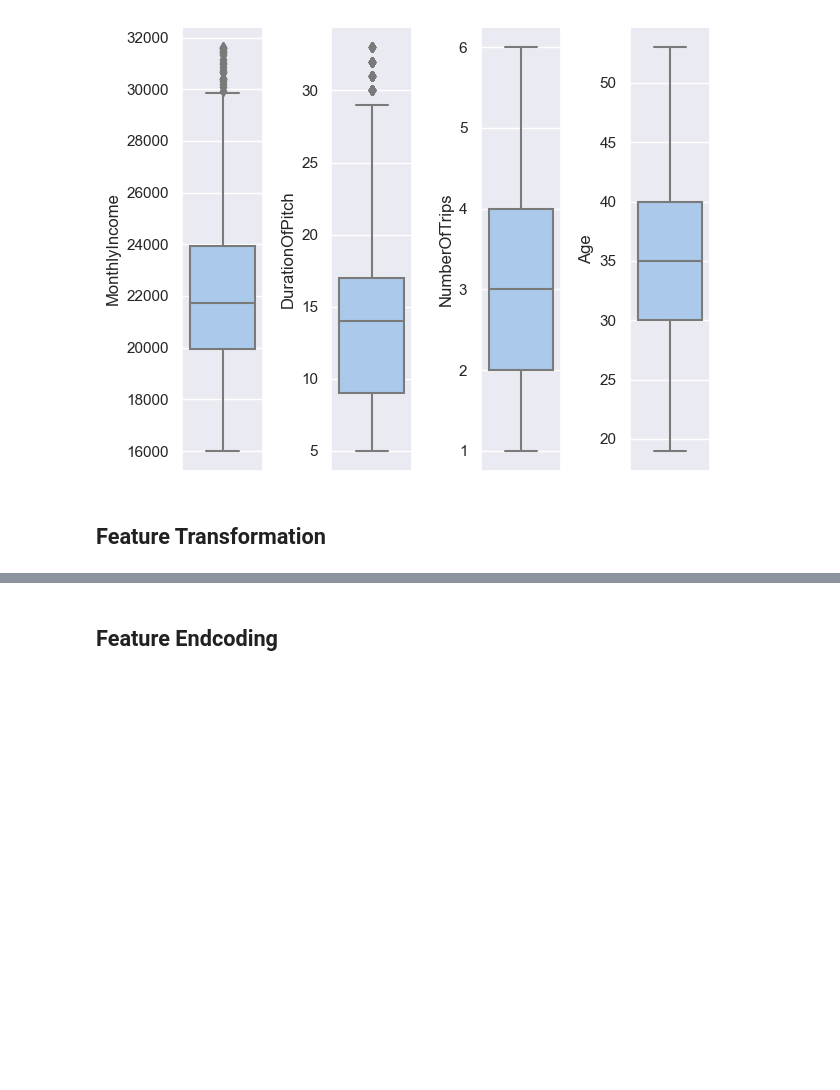
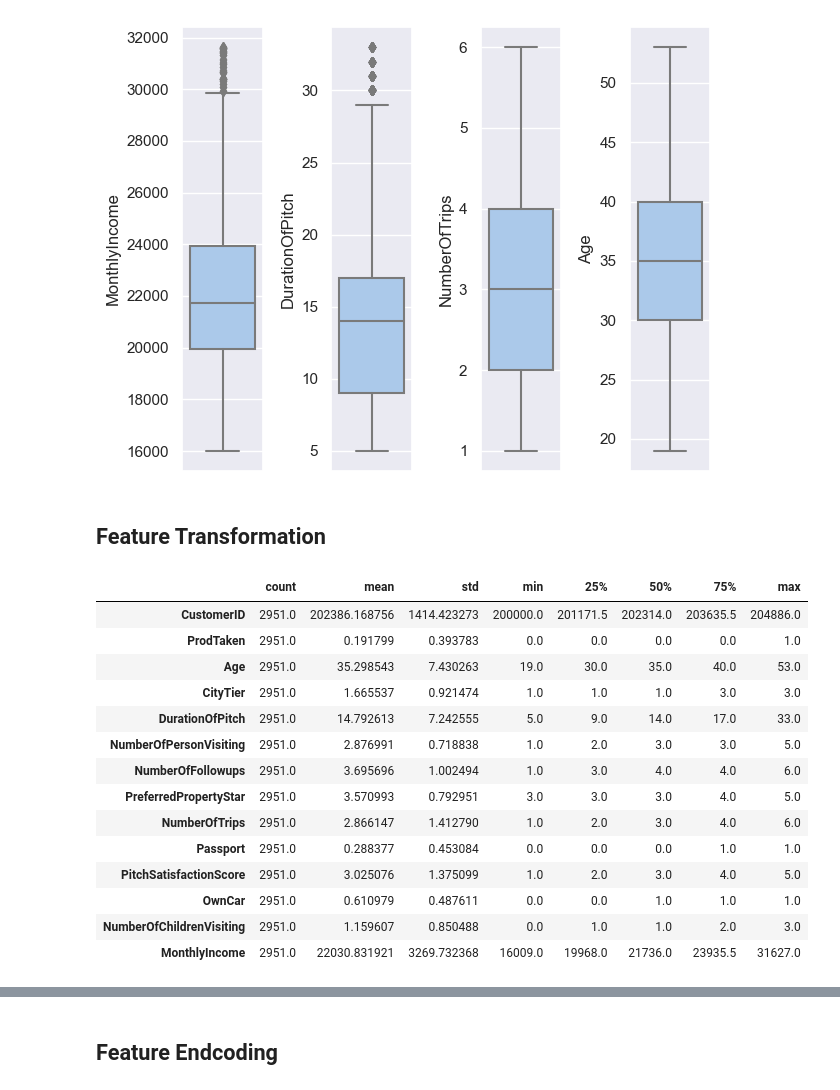
Before and after one commit to JodhiKrisantus/Classification-Holiday-Package-Prediction, a Jupyter notebook: Holiday_Package_Prediction_part2.ipynb, the cells around one changed output, grey strips where cells are left out. Saved outputs shown, nothing was run; the diff lists cells and outputs as text; code cells hidden in the pictures; blank space fills up the shorter version.

```diff
--- a/Holiday_Package_Prediction_part2.ipynb
+++ b/Holiday_Package_Prediction_part2.ipynb
@@ -679,3 +706,21 @@ dimensi data sebelum remove outlier :  (2951, 20)
 [figure]
 # %% [markdown]
 ## Feature Transformation
+# %%
+df_train.describe().T
+# %% [output]
+|  | count | mean | std | min | 25% | 50% | 75% | max |
+| CustomerID | 2951.0 | 202386.168756 | 1414.423273 | 200000.0 | 201171.5 | 202314.0 | 203635.5 | 204886.0 |
+| ProdTaken | 2951.0 | 0.191799 | 0.393783 | 0.0 | 0.0 | 0.0 | 0.0 | 1.0 |
+| Age | 2951.0 | 35.298543 | 7.430263 | 19.0 | 30.0 | 35.0 | 40.0 | 53.0 |
+| CityTier | 2951.0 | 1.665537 | 0.921474 | 1.0 | 1.0 | 1.0 | 3.0 | 3.0 |
+| DurationOfPitch | 2951.0 | 14.792613 | 7.242555 | 5.0 | 9.0 | 14.0 | 17.0 | 33.0 |
+| NumberOfPersonVisiting | 2951.0 | 2.876991 | 0.718838 | 1.0 | 2.0 | 3.0 | 3.0 | 5.0 |
+| NumberOfFollowups | 2951.0 | 3.695696 | 1.002494 | 1.0 | 3.0 | 4.0 | 4.0 | 6.0 |
+| PreferredPropertyStar | 2951.0 | 3.570993 | 0.792951 | 3.0 | 3.0 | 3.0 | 4.0 | 5.0 |
+| NumberOfTrips | 2951.0 | 2.866147 | 1.412790 | 1.0 | 2.0 | 3.0 | 4.0 | 6.0 |
+| Passport | 2951.0 | 0.288377 | 0.453084 | 0.0 | 0.0 | 0.0 | 1.0 | 1.0 |
+| PitchSatisfactionScore | 2951.0 | 3.025076 | 1.375099 | 1.0 | 2.0 | 3.0 | 4.0 | 5.0 |
+| OwnCar | 2951.0 | 0.610979 | 0.487611 | 0.0 | 0.0 | 1.0 | 1.0 | 1.0 |
+| NumberOfChildrenVisiting | 2951.0 | 1.159607 | 0.850488 | 0.0 | 1.0 | 1.0 | 2.0 | 3.0 |
+| MonthlyIncome | 2951.0 | 22030.831921 | 3269.732368 | 16009.0 | 19968.0 | 21736.0 | 23935.5 | 31627.0 |
```
Also changed, not shown: parts of 17 cells of this notebook.
